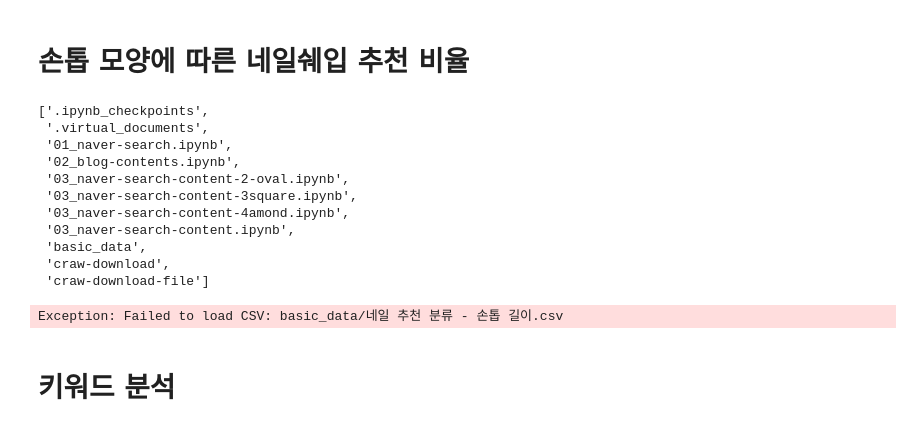
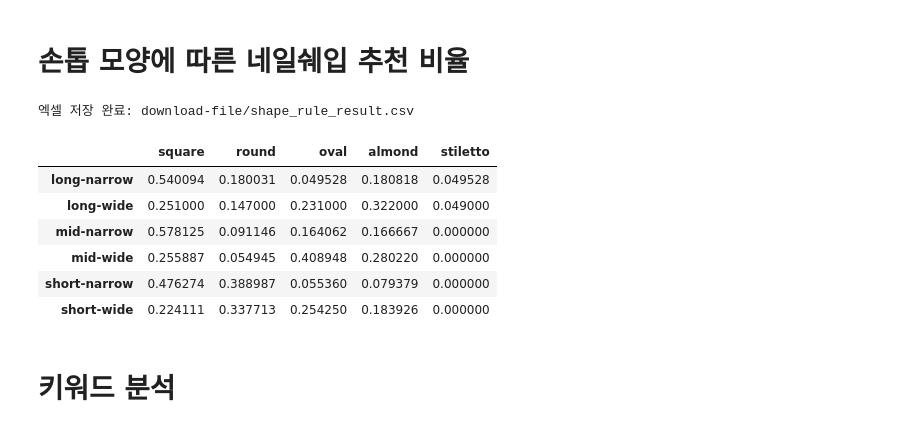
Before and after one commit to jihwanhuh/nail-recommend, a Jupyter notebook: nail_rlue/04_keyword-analysis.ipynb, the cells around one changed output. Drawn from its saved outputs; the diff is of its cells as text; code cells hidden in the pictures.

```diff
--- a/nail_rlue/04_keyword-analysis.ipynb
+++ b/nail_rlue/04_keyword-analysis.ipynb
@@ -1,23 +1,8 @@
 # %% [markdown]
 # 손톱 모양에 따른 네일쉐입 추천 비율
-# %%
-import os
-os.getcwd()
-os.listdir()
-# %% [output]
-['.ipynb_checkpoints',
- '.virtual_documents',
- '01_naver-search.ipynb',
- '02_blog-contents.ipynb',
- '03_naver-search-content-2-oval.ipynb',
- '03_naver-search-content-3square.ipynb',
- '03_naver-search-content-4amond.ipynb',
- '03_naver-search-content.ipynb',
- 'basic_data',
- 'craw-download',
- 'craw-download-file']
 # %%
 import pandas as pd
+import os
 
 # => 길이, 너비 둘다 언급될 경우, 30% 가중치 추가
 # 5) 추천 규칙 적용 함수
@@ -44,7 +29,7 @@ df_area = load_csv(area_path)
 
 # 3) 전처리
 # 유지할 5가지 네일 쉐입
-shapes = ["square", "round", "oval", "squoval", "almond"]
+shapes = ["square", "round", "oval", "almond", "stiletto"]
 
 # 길이 짧은/중간/긴 값만 남김
 df_len = df_len[~df_len["길이"].isin(["보편적"])]
@@ -91,37 +76,46 @@ area_freq   = compute_freq(df_area, "면적")
 #     final = 0.7*base + 0.3*inter → 정규화)
 def combine(length_p, area_p, alpha=0.7, beta=0.3):
     result = {}
     for s in shapes:
         L = length_p.get(s, 0)
         A = area_p.get(s, 0)
 
         base  = (L + A) / 2
         inter = min(L, A)
         final = alpha * base + beta * inter
 
         result[s] = final
 
     # 정규화
     total = sum(result.values())
     return {s: result[s] / total for s in shapes}
 
 # 6) 길이 × 면적 모든 조합 계산
 all_combos = {}
 
 for length_cond, len_freq in length_freq.items():
     for area_cond, are_freq in area_freq.items():
         key = f"{length_cond}-{area_cond}"
         all_combos[key] = combine(len_freq, are_freq)
 
 # 7) 결과를 DataFrame으로 변환
 df_result = pd.DataFrame(all_combos).T
-df_result
 
 # 8) 엑셀 저장
-#df_result.to_excel("네일쉐입_추천비율_결과.xlsx")
-#print("\n엑셀 저장 완료: 네일쉐입_추천비율_결과.xlsx")
+os.makedirs("download-file", exist_ok=True)
+df_result.to_csv("download-file/shape_rule_result.csv", index=False, encoding="utf-8-sig")
+print("\n엑셀 저장 완료: download-file/shape_rule_result.csv")
+
+df_result
 # %% [output]
-Exception: Failed to load CSV: basic_data/네일 추천 분류 - 손톱 길이.csv
+엑셀 저장 완료: download-file/shape_rule_result.csv
+|  | square | round | oval | almond | stiletto |
+| long-narrow | 0.540094 | 0.180031 | 0.049528 | 0.180818 | 0.049528 |
+| long-wide | 0.251000 | 0.147000 | 0.231000 | 0.322000 | 0.049000 |
+| mid-narrow | 0.578125 | 0.091146 | 0.164062 | 0.166667 | 0.000000 |
+| mid-wide | 0.255887 | 0.054945 | 0.408948 | 0.280220 | 0.000000 |
+| short-narrow | 0.476274 | 0.388987 | 0.055360 | 0.079379 | 0.000000 |
+| short-wide | 0.224111 | 0.337713 | 0.254250 | 0.183926 | 0.000000 |
 # %% [markdown]
 # 키워드 분석
 # %% [markdown]
```
Also changed, not shown: parts of 17 cells of this notebook.
